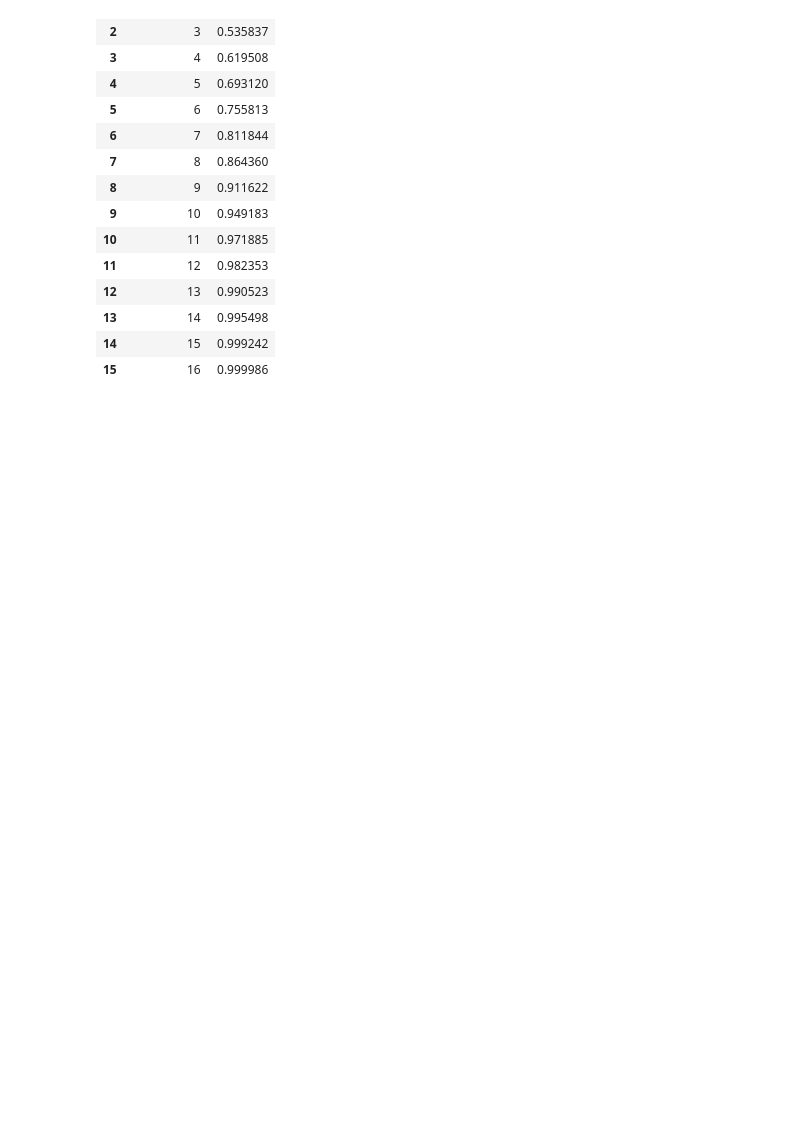
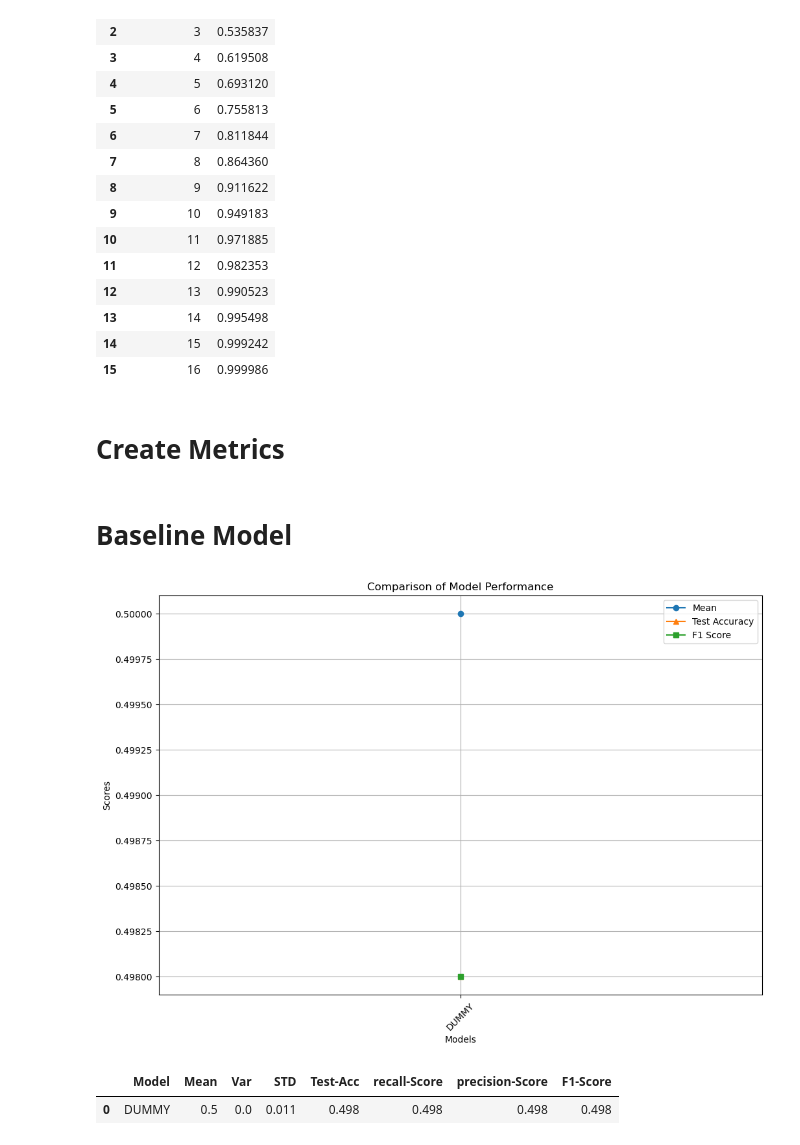
Before and after one commit to MaukanMir/Phishing-Url-Detection-Analysis, a Jupyter notebook: training.ipynb, the cells around one changed output. Cells and saved outputs as stored; diff of their text form; code cells hidden in the pictures; blank space fills up the shorter version.

Commit message:
added new models

```diff
--- a/training.ipynb
+++ b/training.ipynb
@@ -207,9 +207,9 @@ def grab_selected_models(names):
 
 def get_metrics(y, predictions):
     acc_metric = accuracy_score(y, predictions)
-    recall_metric = recall_score(y, predictions, average='weighted')
-    precision_metric = precision_score(y, predictions, average='weighted')
-    f1_metric = f1_score(y, predictions, average='weighted')
+    recall_metric = recall_score(y, predictions, average="macro")
+    precision_metric = precision_score(y, predictions, average="macro")
+    f1_metric = f1_score(y, predictions, average="macro")
 
     return [acc_metric,recall_metric, precision_metric, f1_metric]
 def evaluate_model(model, X, y, metric):
@@ -229,12 +229,12 @@ def evaluate_model(model, X, y, metric):
     round(f1_metric,3)
   ]
 
-def test_selected_models(preprocessor, model_names, models, X, y, scoring_metric, sample_model=None, kbest=None):
+def test_selected_models(preprocessor, model_names, models, X, y, scoring_metric, kbest=None):
   means, variances, std_devs, test_accs, recalls, precisions, f1_scores = [], [], [], [], [], [], []
   metric_tracker = []
   for model, model_name in zip(models, model_names):
     if kbest:
-        pipeline = create_sklearn_pipeline(preprocessor, sample_model, model, kbest)
+        pipeline = create_sklearn_pipeline(preprocessor, model, kbest)
     else:
         pipeline = create_sklearn_pipeline(preprocessor, model)
 
@@ -275,7 +275,7 @@ def test_selected_models(preprocessor, model_names, models, X, y, scoring_metric
   return performance_df
 
 
-def test_kbest_columns(preprocessor, X, y, sample_model, model, model_name, kbest):
+def test_kbest_columns(preprocessor, X, y, model, model_name, kbest):
   acc_scores = []
   f1_scores = []
   recall_scores = []
@@ -285,7 +285,7 @@ def test_kbest_columns(preprocessor, X, y, sample_model, model, model_name, kbes
   X_train, X_test, y_train, y_test = train_test_split(X, y, test_size=0.33, stratify=y, random_state=42)
   for k in range(1, X.shape[1]+1):
     metric = SelectKBest(score_func=kbest, k=k)
-    pipeline = create_sklearn_pipeline(preprocessor, sample_model, model, metric)
+    pipeline = create_sklearn_pipeline(preprocessor, model, metric)
 
     pipeline.fit(X_train, y_train)
     y_pred = pipeline.predict(X_test)
@@ -325,13 +325,13 @@ def test_kbest_columns(preprocessor, X, y, sample_model, model, model_name, kbes
   plt.show()
   return pd.DataFrame(metric_tracker)
 
-def optimization_search(preprocessor, sample_model, model_names, models,X, y, optimizer_class, param_distributions, scoring_metric, kbest):
+def optimization_search(preprocessor,model_names, models,X, y, optimizer_class, param_distributions, scoring_metric, kbest):
 
   X_train, X_test, y_train, y_test = train_test_split(X, y, test_size=0.33, stratify=y, random_state=42)
   metric_tracker = []
   best_models = []
   for model_name, model in zip(model_names, models):
-    model_pipeline = create_sklearn_pipeline(preprocessor,sample_model, model, kbest)
+    model_pipeline = create_sklearn_pipeline(preprocessor, model, kbest)
     current_params = param_distributions.get(model_name, {})
     opt_search= optimizer_class(model_pipeline, param_distributions=current_params, cv=15, scoring=scoring_metric, n_jobs=-1)
     opt_search.fit(X_train, y_train)
@@ -639,3 +639,20 @@ pca_analysis(X, preprocessor)
 | 13 | 14 | 0.995498 |
 | 14 | 15 | 0.999242 |
 | 15 | 16 | 0.999986 |
+# %% [markdown]
+# Create Metrics
+# %%
+acc_metric = make_scorer(accuracy_score, greater_is_better=True)
+f1_metric = make_scorer(f1_score, greater_is_better=True, average="macro")
+precision_metric = make_scorer(precision_score, greater_is_better=True, average="macro")
+recall_metric = make_scorer(recall_score, greater_is_better=True, average="macro")
+# %% [markdown]
+# Baseline Model
+# %%
+model_name = ["DUMMY"]
+models = grab_selected_models(model_name)
+test_selected_models(preprocessor,model_name, models, X, y_encoded, acc_metric)
+# %% [output]
+[figure, added]
+|  | Model | Mean | Var | STD | Test-Acc | recall-Score | precision-Score | F1-Score |
+| 0 | DUMMY | 0.5 | 0.0 | 0.011 | 0.498 | 0.498 | 0.498 | 0.498 |
```
Also changed, not shown: parts of 3 cells of this notebook.
